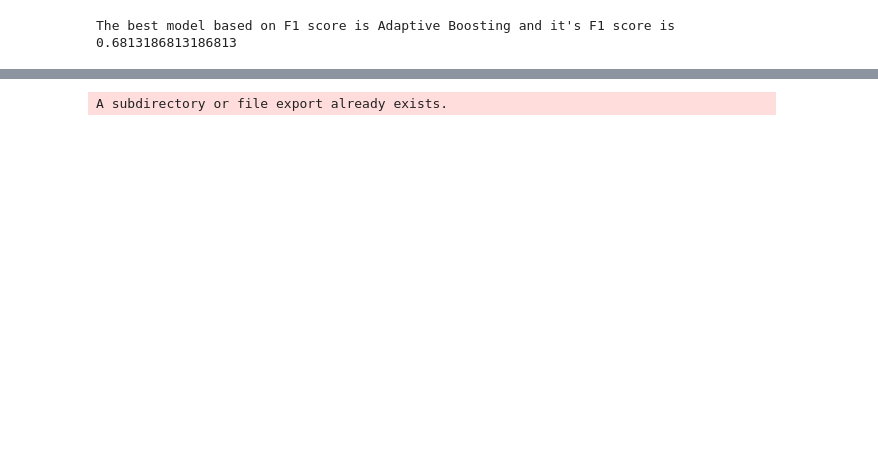
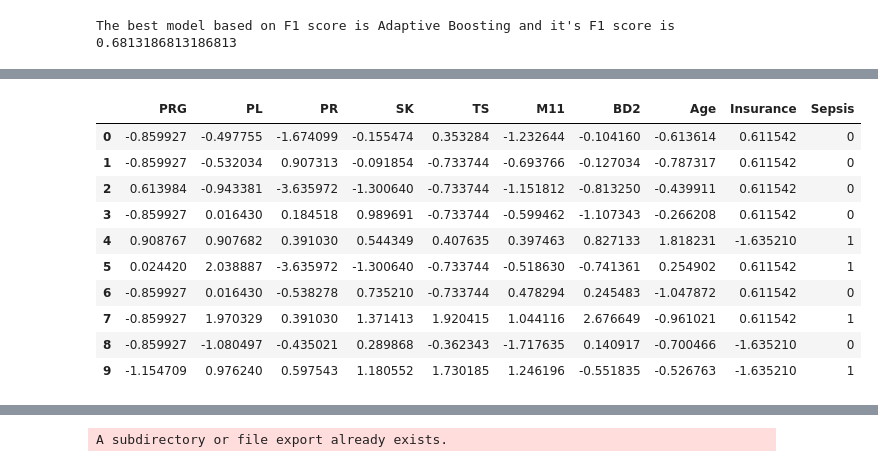
Before and after one commit to iameberedavid/Sepsis-Prediction-Analysis-and-API-Creation, a Jupyter notebook: Sepsis Prediction Analysis.ipynb, the cells around one changed output, grey strips where cells are left out. Drawn from its saved outputs; the diff is of its cells as text; code cells hidden in the pictures; blank space fills up the shorter version.

```diff
--- a/Sepsis Prediction Analysis.ipynb
+++ b/Sepsis Prediction Analysis.ipynb
@@ -921,0 +937,17 @@ model_components = {
+# %%
+# Extract the predicted label and print prediction result on scaled test DataFrame
+
+test_data_scaled_df['Sepsis'] = prediction
+test_data_scaled_df.head(10)
+# %% [output]
+|  | PRG | PL | PR | SK | TS | M11 | BD2 | Age | Insurance | Sepsis |
+| 0 | -0.859927 | -0.497755 | -1.674099 | -0.155474 | 0.353284 | -1.232644 | -0.104160 | -0.613614 | 0.611542 | 0 |
+| 1 | -0.859927 | -0.532034 | 0.907313 | -0.091854 | -0.733744 | -0.693766 | -0.127034 | -0.787317 | 0.611542 | 0 |
+| 2 | 0.613984 | -0.943381 | -3.635972 | -1.300640 | -0.733744 | -1.151812 | -0.813250 | -0.439911 | 0.611542 | 0 |
+| 3 | -0.859927 | 0.016430 | 0.184518 | 0.989691 | -0.733744 | -0.599462 | -1.107343 | -0.266208 | 0.611542 | 0 |
+| 4 | 0.908767 | 0.907682 | 0.391030 | 0.544349 | 0.407635 | 0.397463 | 0.827133 | 1.818231 | -1.635210 | 1 |
+| 5 | 0.024420 | 2.038887 | -3.635972 | -1.300640 | -0.733744 | -0.518630 | -0.741361 | 0.254902 | 0.611542 | 1 |
+| 6 | -0.859927 | 0.016430 | -0.538278 | 0.735210 | -0.733744 | 0.478294 | 0.245483 | -1.047872 | 0.611542 | 0 |
+| 7 | -0.859927 | 1.970329 | 0.391030 | 1.371413 | 1.920415 | 1.044116 | 2.676649 | -0.961021 | 0.611542 | 1 |
+| 8 | -0.859927 | -1.080497 | -0.435021 | 0.289868 | -0.362343 | -1.717635 | 0.140917 | -0.700466 | -1.635210 | 0 |
+| 9 | -1.154709 | 0.976240 | 0.597543 | 1.180552 | 1.730185 | 1.246196 | -0.551835 | -0.526763 | -1.635210 | 1 |
```
Also changed, not shown: parts of 6 cells of this notebook.
